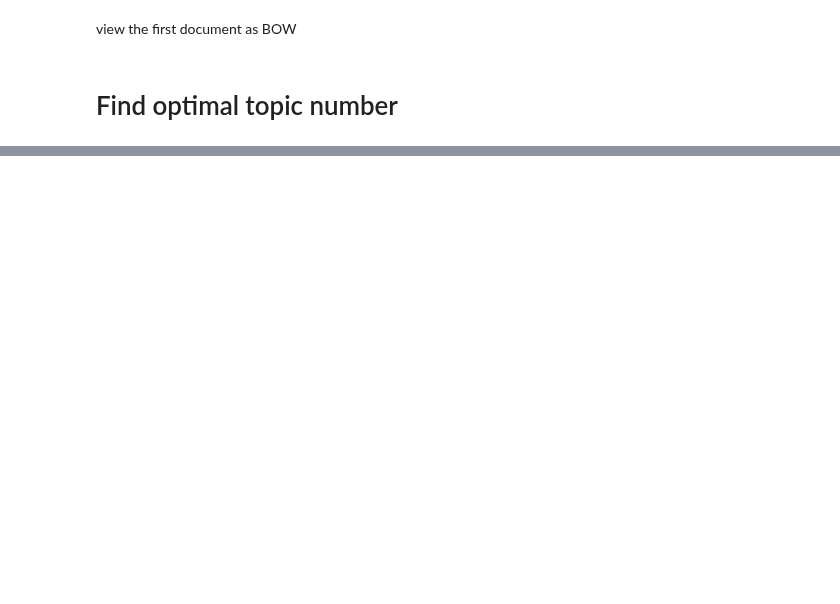
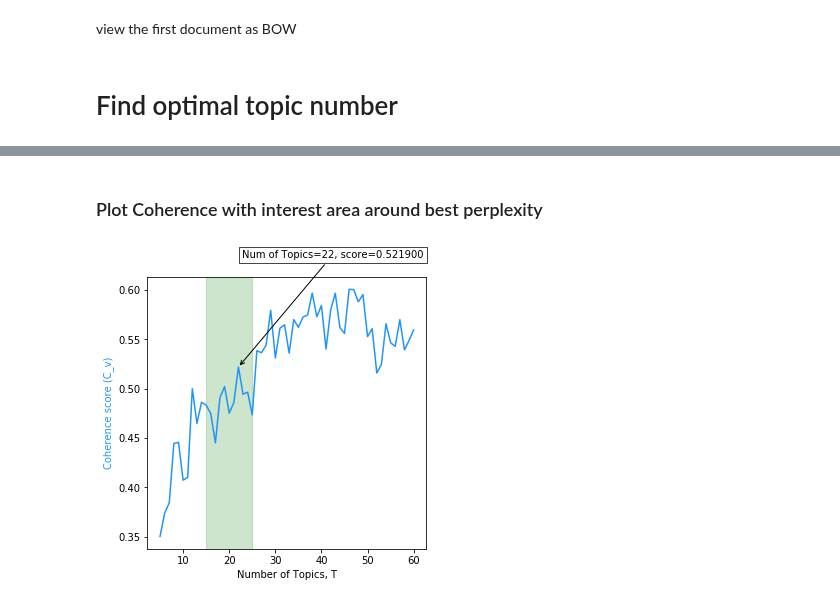
Before and after one commit to Arisiru/dtm-reports-analysis, a Jupyter notebook: notebooks/topic_analysis.ipynb, the cells around one changed output, grey strips where cells are left out. Saved outputs shown, nothing was run; the diff lists cells and outputs as text; code cells hidden in the pictures; blank space fills up the shorter version.

```diff
--- a/notebooks/topic_analysis.ipynb
+++ b/notebooks/topic_analysis.ipynb
@@ -183,0 +250,4 @@ for i in range(len(coherence_values)):
+# %%
+topics_range = np.array(range(min_T, max_T + 1, step_T))
+best_T_on_perplexity = topics_range[np.argmin(test_perplexity_values)]
+best_T_on_coherence = topics_range[np.argmax(coherence_values)]
@@ -262,0 +367,18 @@ pp.close()
+# %% [markdown]
+### Plot Coherence with interest area around best perplexity
+# %%
+fig, ax = plt.subplots(1, 1, figsize=(5,5))
+
+plot_topics_metric(
+    ax,
+    coherence_values,
+    metric = 'Coherence score (C_v)',
+    color = color_coherence,
+    with_interest_area = True,
+    interest_area_center = best_T_on_perplexity
+)
+
+plt.show()
+plt.close()
+# %% [output]
+[figure, added]
```
Also changed, not shown: parts of 58 cells of this notebook, 10 other files.
